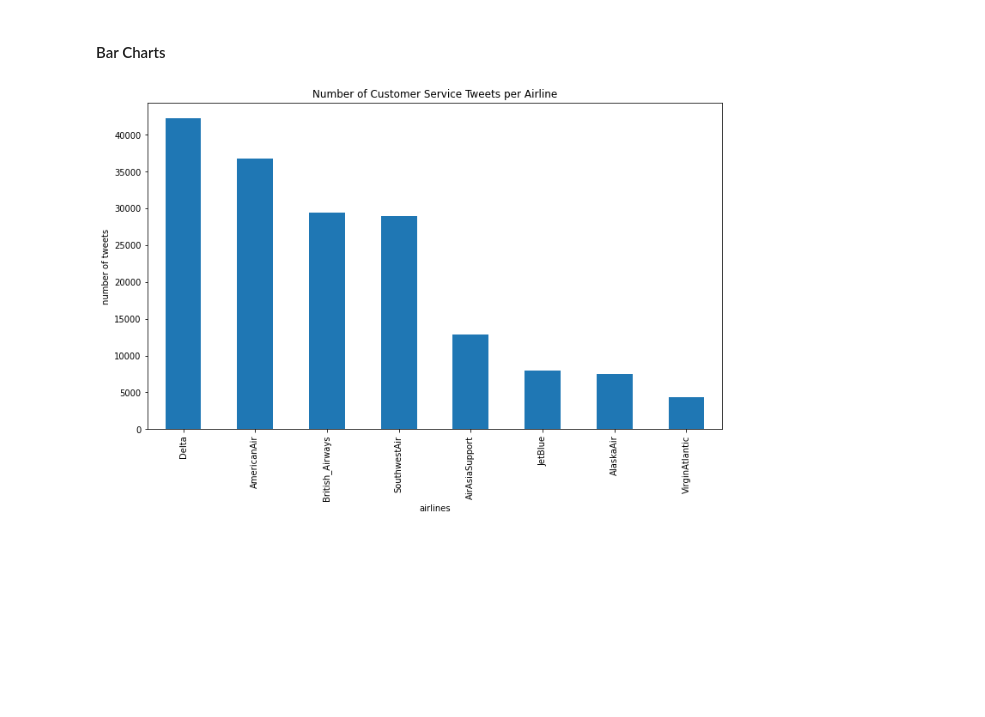
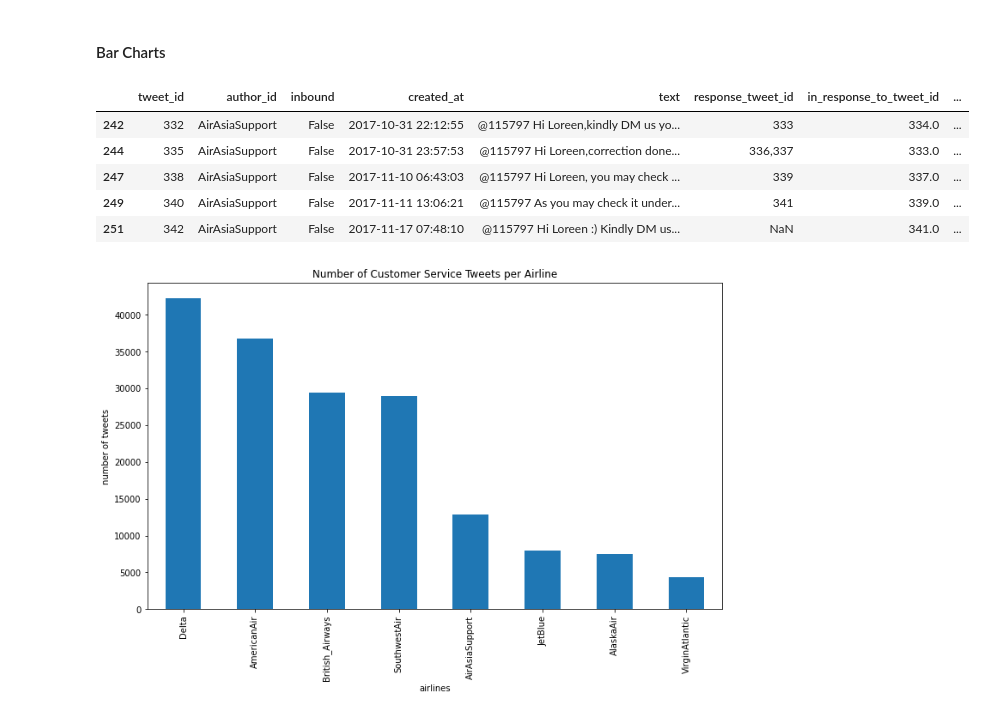
Before and after one commit to bmensah/springboard, a Jupyter notebook: capstone3/notebooks/Cap3_Wrangling_and_EDA.ipynb, the cells around one changed output. Drawn from its saved outputs; the diff is of its cells as text; code cells hidden in the pictures; blank space fills up the shorter version.

```diff
--- a/capstone3/notebooks/Cap3_Wrangling_and_EDA.ipynb
+++ b/capstone3/notebooks/Cap3_Wrangling_and_EDA.ipynb
@@ -514,3 +514,14 @@ pickle.dump(tweets_dict, open("../data/processed/twcs_dict.pkl", "wb"))
 # %%
 # dataframe of all the airline customer service tweets
 airlines_df = company_tweets_df[company_tweets_df.author_id.isin(airlines)]
+# %%
+# transform airline tweets
+airlines_df["transformed_text"] = transform_corpus(airlines_df.text.to_list())
+airlines_df.head()
+# %% [output]
+|  | tweet_id | author_id | inbound | created_at | text | response_tweet_id | in_response_to_tweet_id | ... |
+| 242 | 332 | AirAsiaSupport | False | 2017-10-31 22:12:55 | @115797 Hi Loreen,kindly DM us yo... | 333 | 334.0 | ... |
+| 244 | 335 | AirAsiaSupport | False | 2017-10-31 23:57:53 | @115797 Hi Loreen,correction done... | 336,337 | 333.0 | ... |
+| 247 | 338 | AirAsiaSupport | False | 2017-11-10 06:43:03 | @115797 Hi Loreen, you may check ... | 339 | 337.0 | ... |
+| 249 | 340 | AirAsiaSupport | False | 2017-11-11 13:06:21 | @115797 As you may check it under... | 341 | 339.0 | ... |
+| 251 | 342 | AirAsiaSupport | False | 2017-11-17 07:48:10 | @115797 Hi Loreen :) Kindly DM us... | NaN | 341.0 | ... |
```
Also changed, not shown: parts of 4 cells of this notebook.
